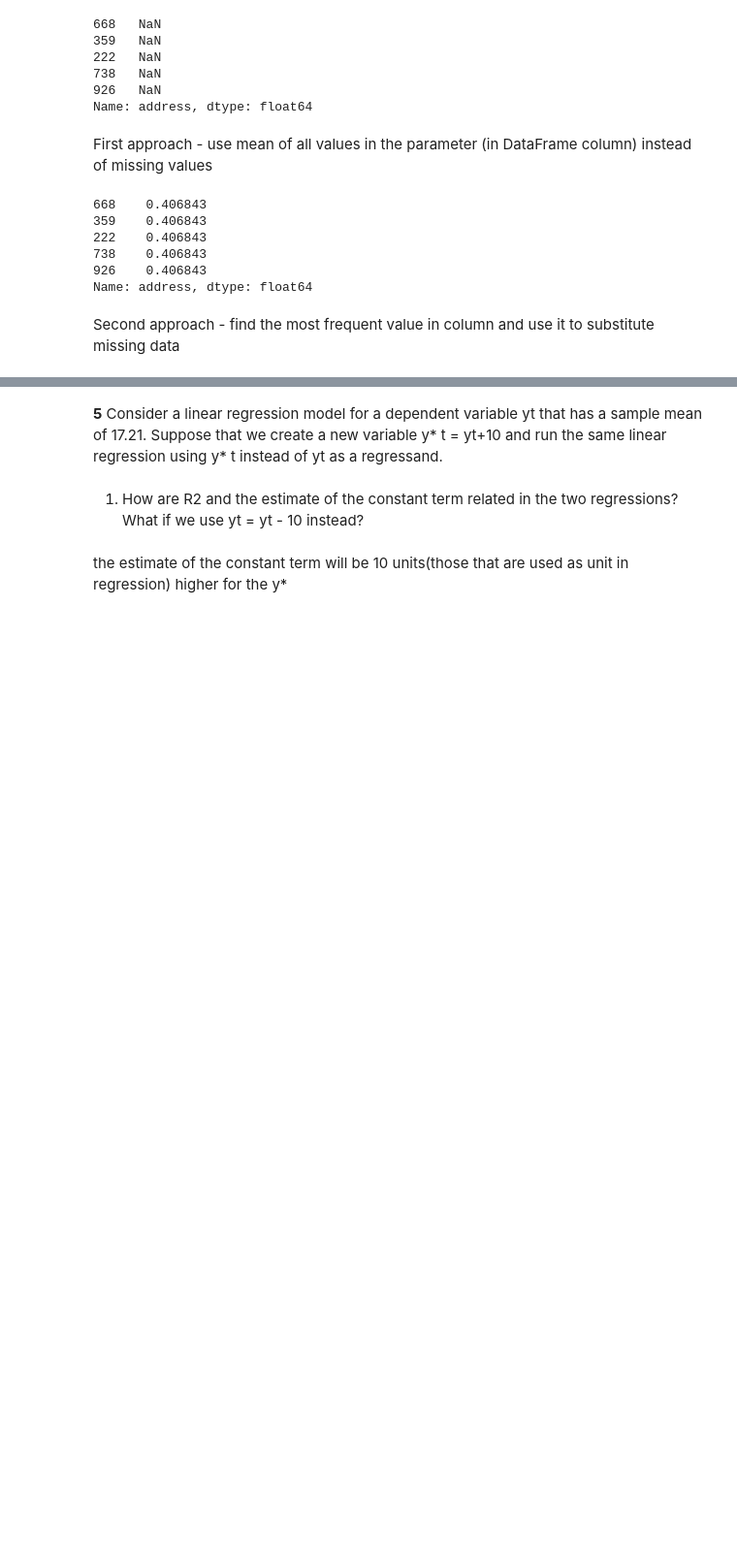
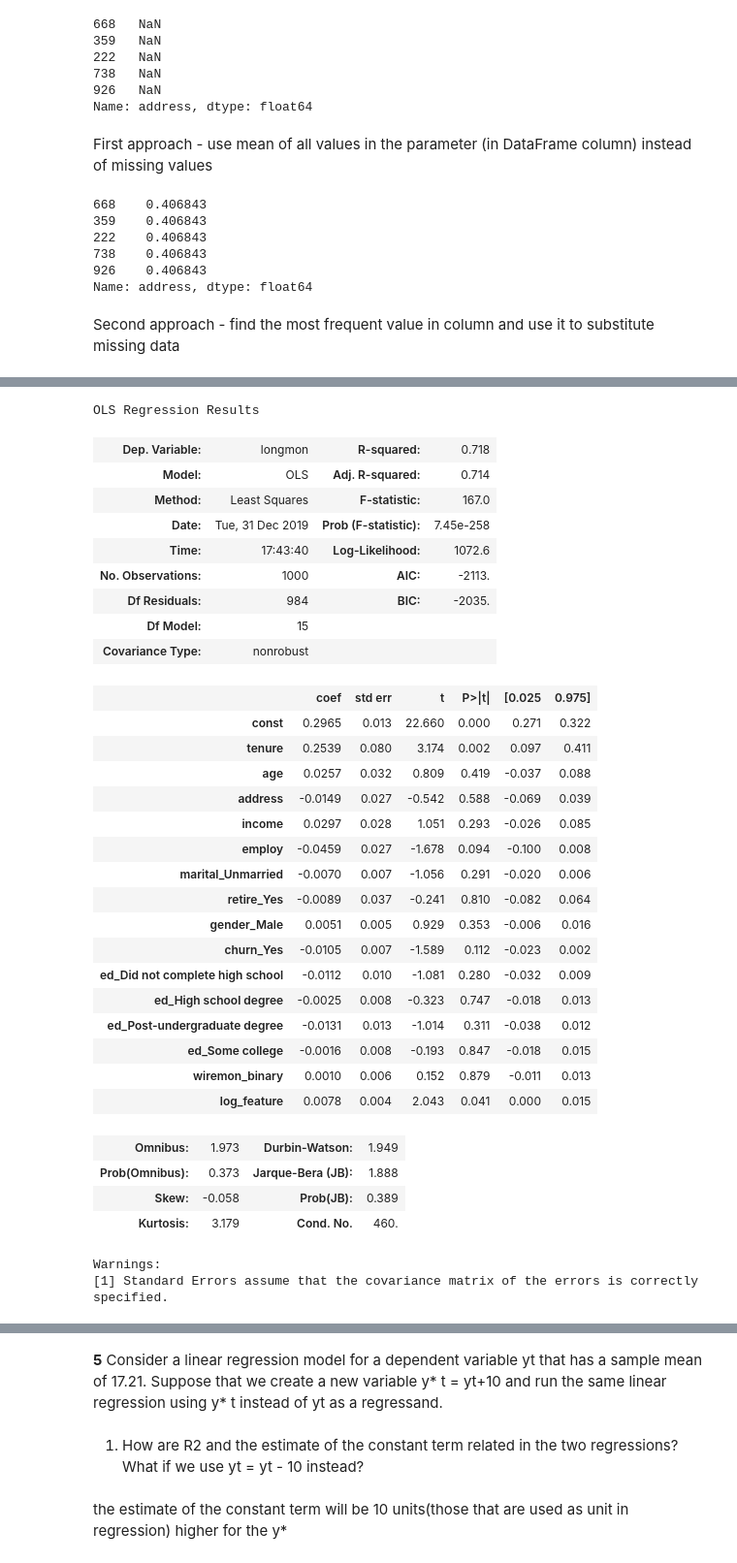
Before and after one commit to St-Jester/stats2, a Jupyter notebook: Assignment2.ipynb, the cells around one changed output, grey strips where cells are left out. Shown at 97% size. Saved outputs shown, nothing was run; the diff lists cells and outputs as text; code cells hidden in the pictures; blank space fills up the shorter version.

```diff
--- a/Assignment2.ipynb
+++ b/Assignment2.ipynb
@@ -718,0 +802,58 @@ NameError: name 'indexes' is not defined
+# %%
+previous = data_dummy = pd.get_dummies(data, drop_first=True).copy()
+X = max_freq_appr.drop('longmon', axis=1).copy()
+X = sm.add_constant(X)
+
+original_X = sm.add_constant(previous.drop('longmon', axis=1))
+
+# this will be used as feature in next
+log_statsmodel = sm.OLS(max_freq_appr.longmon, X).fit()
+linear_statsmodel = sm.OLS(previous.longmon, original_X).fit()
+linear_pred = linear_statsmodel.predict(original_X)
+log_pred = log_statsmodel.predict(X)
+new_feature_linear = np.log(linear_pred) - log_pred
+new_feature_log = linear_pred - np.exp(log_pred)
+feature_X_log = max_freq_appr.drop('longmon', axis=1).copy()
+feature_X_log['log_feature'] = new_feature_log
+
+feature_X_log['log_feature'] = feature_X_log['log_feature'].apply(lambda x: 0 if x == np.nan else x)
+
+
+X_final = feature_X_log
+X_final = sm.add_constant(X_final)
+final_statsmodel_log = sm.OLS(max_freq_appr.longmon, X_final).fit()
+final_statsmodel_log.summary()
+# %% [output]
+OLS Regression Results
+| Dep. Variable: | longmon | R-squared: | 0.718 |
+| Model: | OLS | Adj. R-squared: | 0.714 |
+| Method: | Least Squares | F-statistic: | 167.0 |
+| Date: | Tue, 31 Dec 2019 | Prob (F-statistic): | 7.45e-258 |
+| Time: | 17:43:40 | Log-Likelihood: | 1072.6 |
+| No. Observations: | 1000 | AIC: | -2113. |
+| Df Residuals: | 984 | BIC: | -2035. |
+| Df Model: | 15 |  |  |
+| Covariance Type: | nonrobust |  |  |
+|  | coef | std err | t | P>|t| | [0.025 | 0.975] |
+| const | 0.2965 | 0.013 | 22.660 | 0.000 | 0.271 | 0.322 |
+| tenure | 0.2539 | 0.080 | 3.174 | 0.002 | 0.097 | 0.411 |
+| age | 0.0257 | 0.032 | 0.809 | 0.419 | -0.037 | 0.088 |
+| address | -0.0149 | 0.027 | -0.542 | 0.588 | -0.069 | 0.039 |
+| income | 0.0297 | 0.028 | 1.051 | 0.293 | -0.026 | 0.085 |
+| employ | -0.0459 | 0.027 | -1.678 | 0.094 | -0.100 | 0.008 |
+| marital_Unmarried | -0.0070 | 0.007 | -1.056 | 0.291 | -0.020 | 0.006 |
+| retire_Yes | -0.0089 | 0.037 | -0.241 | 0.810 | -0.082 | 0.064 |
+| gender_Male | 0.0051 | 0.005 | 0.929 | 0.353 | -0.006 | 0.016 |
+| churn_Yes | -0.0105 | 0.007 | -1.589 | 0.112 | -0.023 | 0.002 |
+| ed_Did not complete high school | -0.0112 | 0.010 | -1.081 | 0.280 | -0.032 | 0.009 |
+| ed_High school degree | -0.0025 | 0.008 | -0.323 | 0.747 | -0.018 | 0.013 |
+| ed_Post-undergraduate degree | -0.0131 | 0.013 | -1.014 | 0.311 | -0.038 | 0.012 |
+| ed_Some college | -0.0016 | 0.008 | -0.193 | 0.847 | -0.018 | 0.015 |
+| wiremon_binary | 0.0010 | 0.006 | 0.152 | 0.879 | -0.011 | 0.013 |
+| log_feature | 0.0078 | 0.004 | 2.043 | 0.041 | 0.000 | 0.015 |
+| Omnibus: | 1.973 | Durbin-Watson: | 1.949 |
+| Prob(Omnibus): | 0.373 | Jarque-Bera (JB): | 1.888 |
+| Skew: | -0.058 | Prob(JB): | 0.389 |
+| Kurtosis: | 3.179 | Cond. No. | 460. |
+Warnings:
+[1] Standard Errors assume that the covariance matrix of the errors is correctly specified.
```
Also changed, not shown: parts of 10 cells of this notebook.
